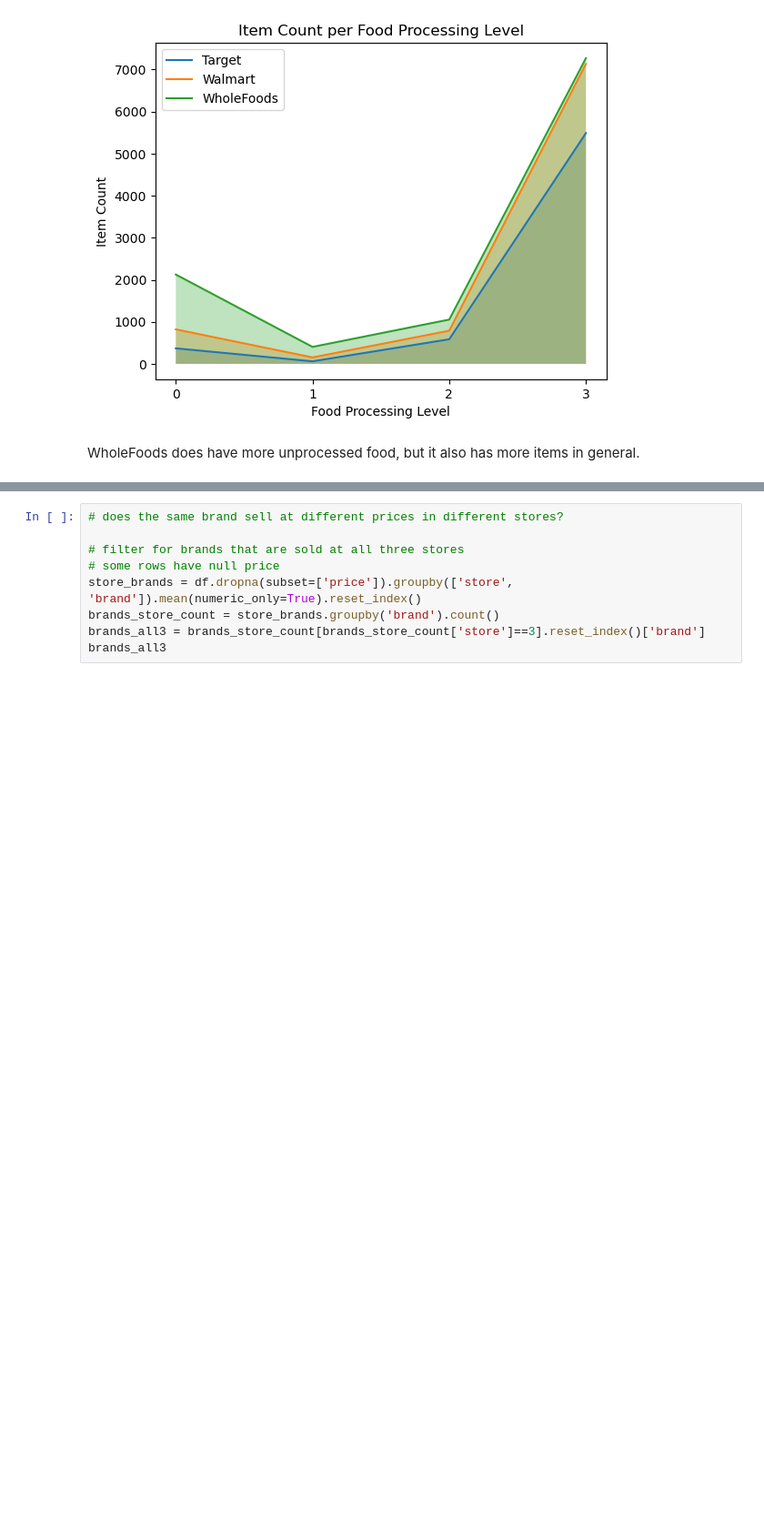
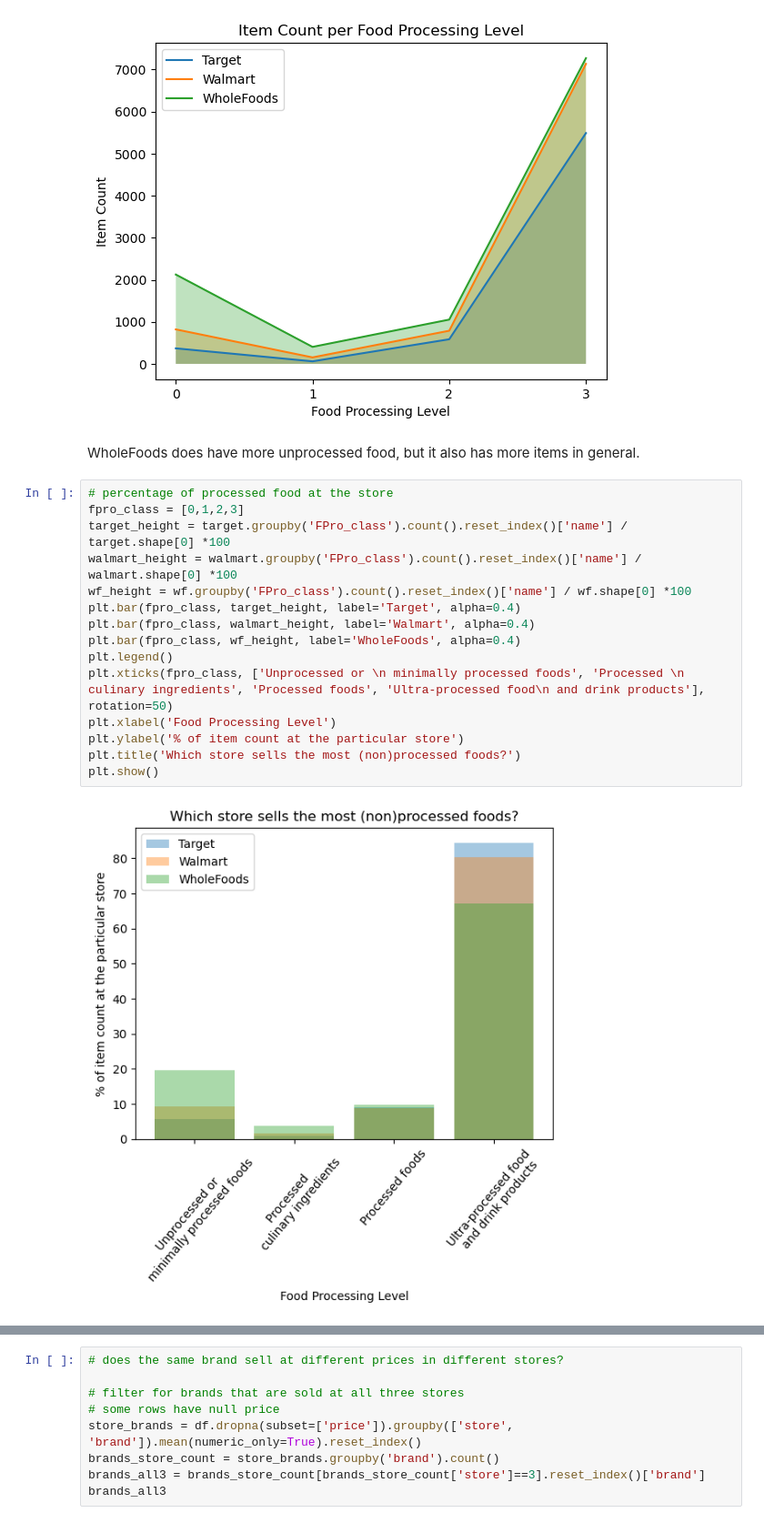
Before and after one commit to gkao25/grocerydb-viz, a Jupyter notebook: notebook.ipynb, the cells around one changed output, grey strips where cells are left out. Shown at 91% size. Cells and saved outputs as stored; diff of their text form; blank space fills up the shorter version.

Commit message:
decided bar plot

```diff
--- a/notebook.ipynb
+++ b/notebook.ipynb
@@ -250,3 +254,20 @@ plt.show()
 [figure]
 # %% [markdown]
 WholeFoods does have more unprocessed food, but it also has more items in general.
+# %%
+# percentage of processed food at the store
+fpro_class = [0,1,2,3]
+target_height = target.groupby('FPro_class').count().reset_index()['name'] / target.shape[0] *100
+walmart_height = walmart.groupby('FPro_class').count().reset_index()['name'] / walmart.shape[0] *100
+wf_height = wf.groupby('FPro_class').count().reset_index()['name'] / wf.shape[0] *100
+plt.bar(fpro_class, target_height, label='Target', alpha=0.4)
+plt.bar(fpro_class, walmart_height, label='Walmart', alpha=0.4)
+plt.bar(fpro_class, wf_height, label='WholeFoods', alpha=0.4)
+plt.legend()
+plt.xticks(fpro_class, ['Unprocessed or \n minimally processed foods', 'Processed \n culinary ingredients', 'Processed foods', 'Ultra-processed food\n and drink products'], rotation=50)
+plt.xlabel('Food Processing Level')
+plt.ylabel('% of item count at the particular store')
+plt.title('Which store sells the most (non)processed foods?')
+plt.show()
+# %% [output]
+[figure, added]
```
Also changed, not shown: parts of 9 cells of this notebook, 1 other file.
